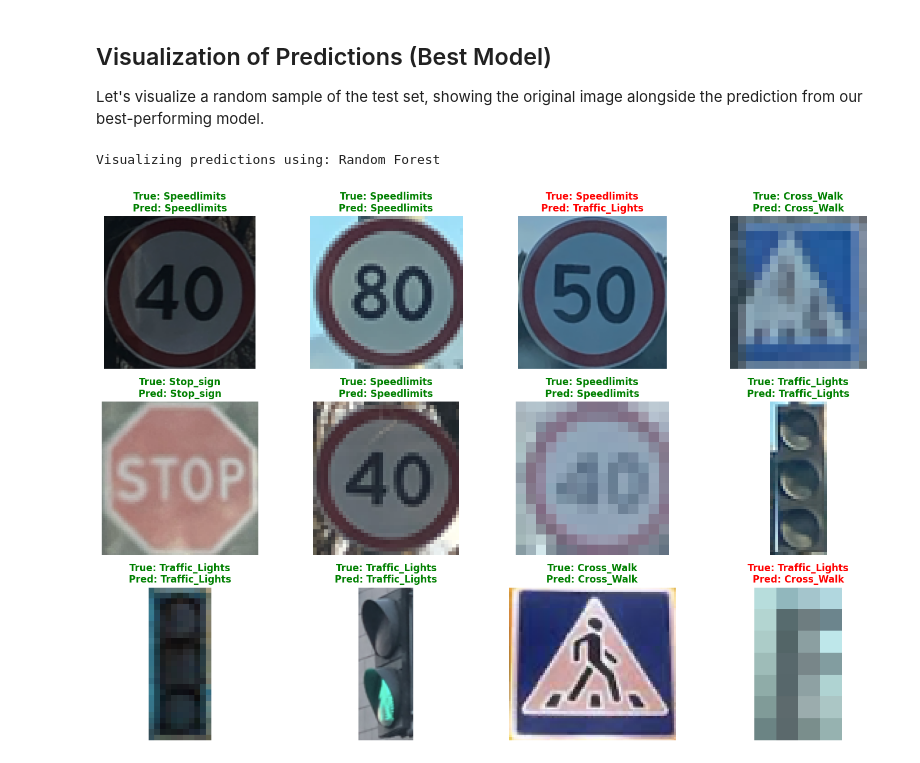
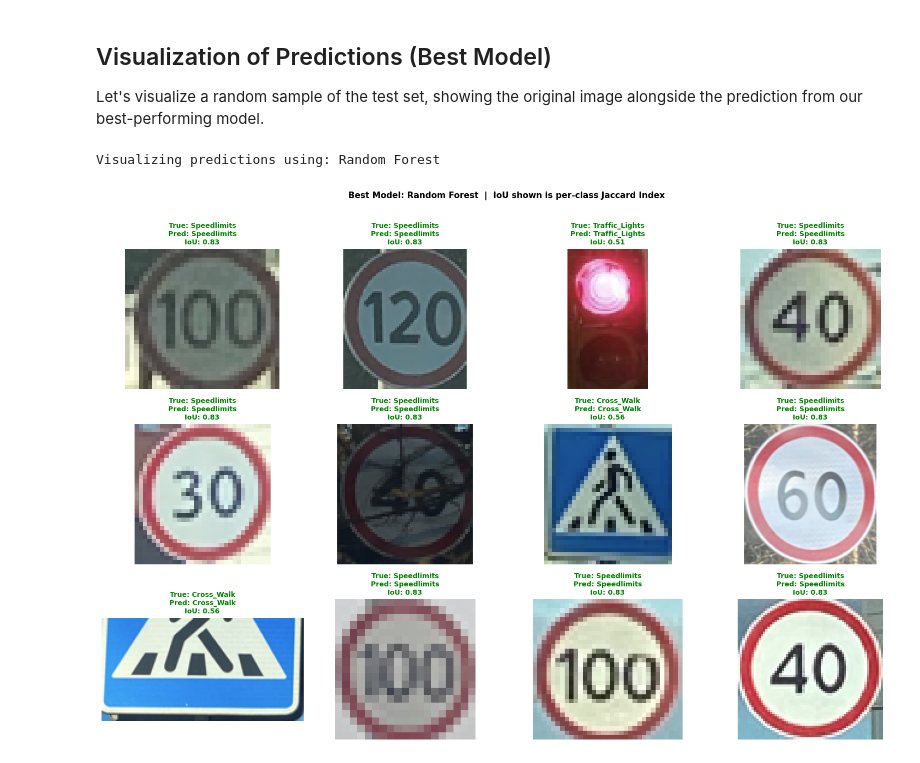
Before and after one commit to amrramadan21/Traffic-Sign-Detection, a Jupyter notebook: 08_sift_classification.ipynb, the cells around one changed output. Cells and saved outputs as stored; diff of their text form; code cells hidden in the pictures.

```diff
--- a/08_sift_classification.ipynb
+++ b/08_sift_classification.ipynb
@@ -263,35 +381,53 @@ Let's visualize a random sample of the test set, showing the original image alon
 # %%
 print(f"Visualizing predictions using: {best_model_name}")
 
-# Randomly select 6 samples from the test set
+# Pre-compute per-class IoU for the best model
+best_pred = best_model.predict(X_test_scaled)
+all_classes = np.unique(y_test)
+per_class_iou = dict(zip(
+    all_classes,
+    jaccard_score(y_test, best_pred, average=None, labels=all_classes)
+))
+
+# Randomly select 12 samples from the test set
 num_samples = 12
 indices = random.sample(range(len(X_test_scaled)), num_samples)
 
 fig, axes = plt.subplots(3, 4, figsize=(15, 10))
 axes = axes.flatten()
 
 for i, idx in enumerate(indices):
     img_path = paths_test[idx]
     true_label = y_test[idx]
 
     # Predict using the best model
     features = X_test_scaled[idx].reshape(1, -1)
     pred_label = best_model.predict(features)[0]
 
+    # IoU for the true class
+    iou_val = per_class_iou.get(true_label, 0.0)
+
     # Display image
     if os.path.exists(img_path):
         img = mpimg.imread(img_path)
         axes[i].imshow(img)
     else:
         axes[i].text(0.5, 0.5, 'Image not found', ha='center', va='center')
 
     # Green title if correct, Red if wrong
     color = 'green' if true_label == pred_label else 'red'
-    axes[i].set_title(f"True: {true_label}\nPred: {pred_label}", color=color, fontweight='bold')
+    axes[i].set_title(
+        f"True: {true_label}\nPred: {pred_label}\nIoU: {iou_val:.2f}",
+        color=color, fontweight='bold', fontsize=9
+    )
     axes[i].axis('off')
 
+fig.suptitle(
+    f"Best Model: {best_model_name}  |  IoU shown is per-class Jaccard Index",
+    fontsize=11, fontweight='bold', y=1.01
+)
 plt.tight_layout()
 plt.show()
 # %% [output]
 Visualizing predictions using: Random Forest
-[figure, old version]
+[figure, new version]
```
Also changed, not shown: parts of 3 cells of this notebook.
